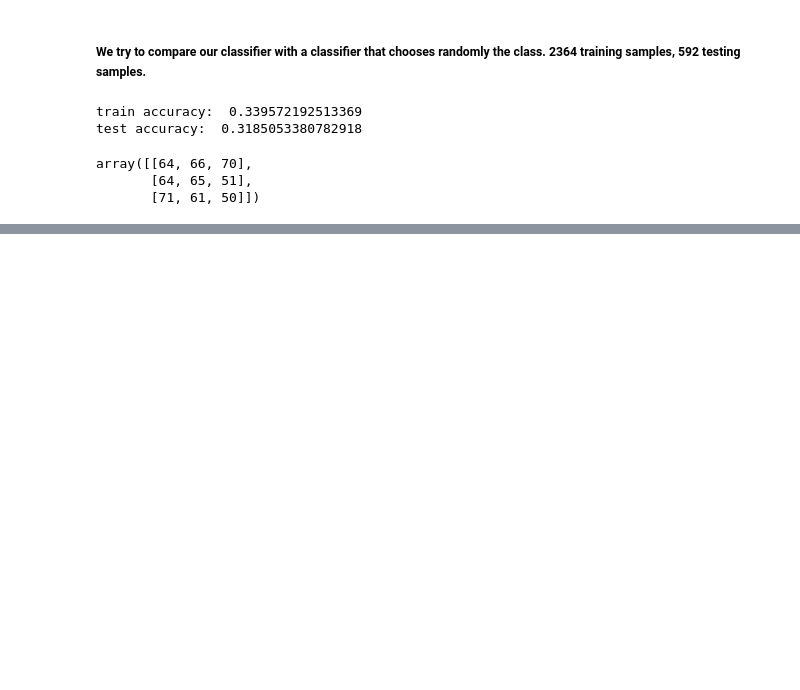
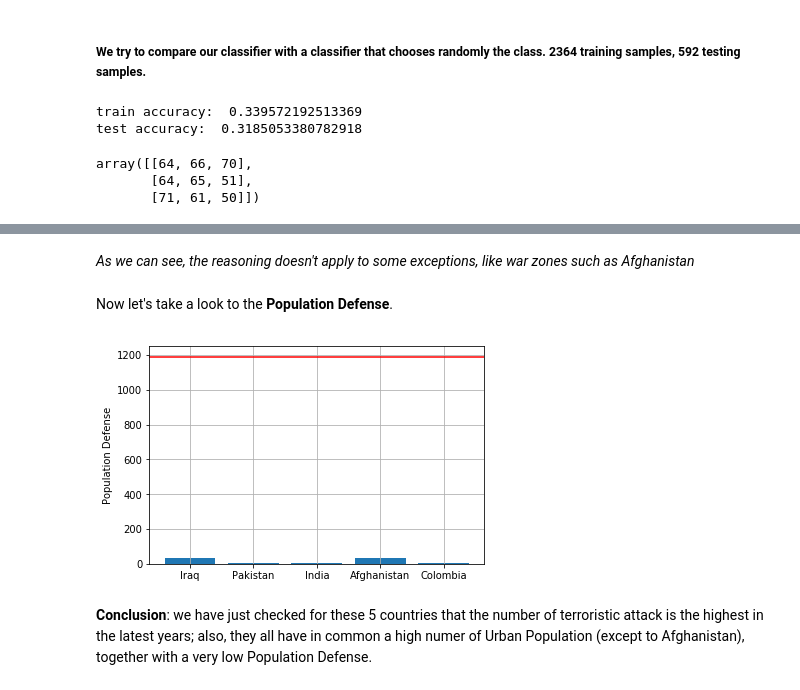
Before and after one commit to AndreaCurtoni/TerrorismDSBA, a Jupyter notebook: First hyp ML.ipynb, the cells around one changed output, grey strips where cells are left out. Drawn from its saved outputs; the diff is of its cells as text; code cells hidden in the pictures; blank space fills up the shorter version.

Commit message:
Added conclusions

```diff
--- a/First hyp ML.ipynb
+++ b/First hyp ML.ipynb
@@ -435,0 +529,24 @@ df3.groupby(['CountryCode']).mean().head(5)
+# %% [markdown]
+<i>As we can see, the reasoning doesn't apply to some exceptions, like war zones such as Afghanistan</i>
+# %% [markdown]
+Now let's take a look to the <strong>Population Defense</strong>.
+# %%
+import matplotlib.pyplot as plt
+
+pop_def = []
+m_value = df5['PopulationDefense'].mean()
+plt.axhline(y=m_value, color='r', linestyle='-', label='Mean')
+y = df4['PopulationDefense']
+pop_def.append(y.loc['IRQ'])
+pop_def.append(y.loc['PAK'])
+pop_def.append(y.loc['IND'])
+pop_def.append(y.loc['AFG'])
+pop_def.append(y.loc['COL'])
+plt.bar([1,2,3,4,5],pop_def, tick_label=['Iraq', 'Pakistan', 'India', 'Afghanistan', 'Colombia'])
+plt.ylabel('Population Defense')
+plt.grid()
+plt.show()
+# %% [output]
+[figure, added]
+# %% [markdown]
+<strong>Conclusion</strong>: we have just checked for these 5 countries that the number of terroristic attack is the highest in the latest years; also, they all have in common a high numer of Urban Population (except to Afghanistan), together with a very low Population Defense.
```
Also changed, not shown: parts of 18 cells of this notebook.
